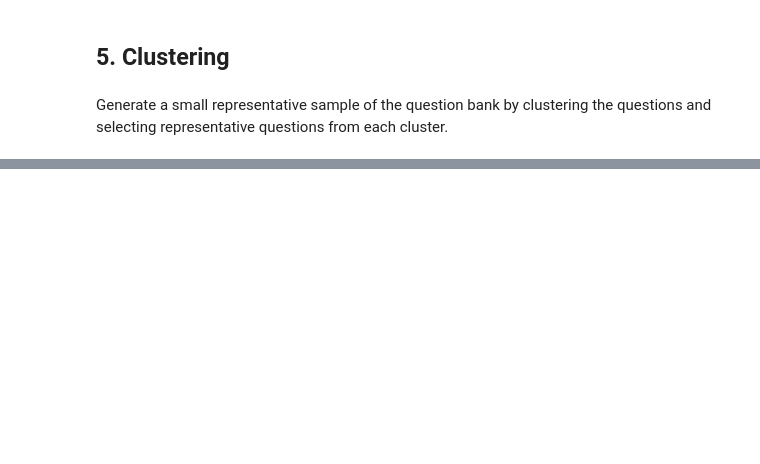
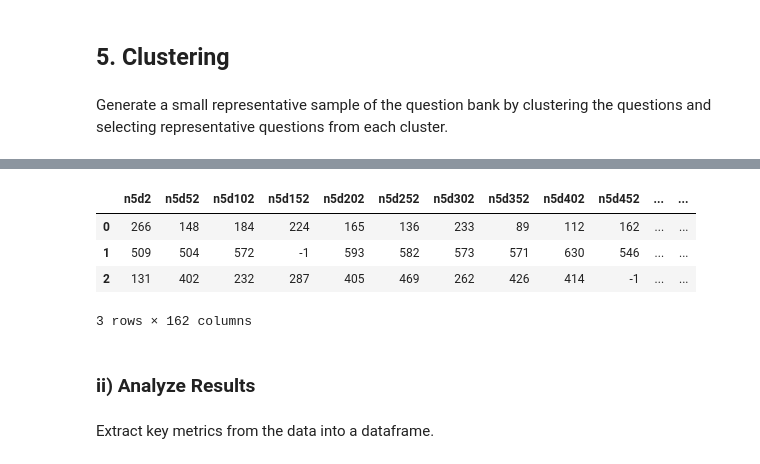
Before and after one commit to xubosen/drivetest_tag_extraction, a Jupyter notebook: src/tag_gen.ipynb, the cells around one changed output, grey strips where cells are left out. Saved outputs shown, nothing was run; the diff lists cells and outputs as text; code cells hidden in the pictures; blank space fills up the shorter version.

Commit message:
Implemented saving and loading of experiment results (for dimension reduction hyperparameter tuning). Began analyzing the experiment results.

```diff
--- a/src/tag_gen.ipynb
+++ b/src/tag_gen.ipynb
@@ -371,5 +231,4 @@ def cluster_embeddings(embeddings: np.ndarray) -> np.ndarray:
         Cluster labels for each embedding
     """
     clusterer = HDBSCAN(min_cluster_size=2, metric='cosine', min_samples=1, cluster_selection_method="leaf", allow_single_cluster=True)
-    cluster_labels = clusterer.fit_predict(embeddings)
-    return cluster_labels
+    return clusterer.fit_predict(embeddings)
@@ -444,2 +252,0 @@ def dim_reduc_params_experiment():
-# %%
-outlier_count, dimensions = dim_reduc_params_experiment()
@@ -460,0 +275,23 @@ plt.show()
+# %%
+def save_dimred_results(df: DataFrame, file_path: str):
+    """
+    Save the dimension reduction results to a CSV file.
+    """
+    df.to_csv(file_path, index=False)
+    print(f"Results saved to {file_path}")
+
+def load_dimred_results(file_path: str) -> DataFrame:
+    """
+    Load the dimension reduction results from a CSV file.
+    """
+    return DataFrame.read_csv(file_path)
+# %%
+DIMRED_EXPR_PATH = "data_storage/experiments/dim_reduct_experiment.csv"
+if not os.path.exists(DIMRED_EXPR_PATH):
+    print("Running experiment...")
+    dimred_exp_results = dimred_experiment(qid_lst=qid_lst, questions=documents, embeddings=embeds)
+    print("Saving dimension reduction experiment results...")
+    save_dimred_results(dimred_exp_results, DIMRED_EXPR_PATH)
+else:
+    print(f"Dimension reduction experiment results already exist at {DIMRED_EXPR_PATH}, skipping save.")
+    dimred_exp_results = load_dimred_results(DIMRED_EXPR_PATH)
@@ -460,0 +316,12 @@ plt.show()
+# %%
+dimred_exp_results.head(3)
+# %% [output]
+|  | n5d2 | n5d52 | n5d102 | n5d152 | n5d202 | n5d252 | n5d302 | n5d352 | n5d402 | n5d452 | ... | ... |
+| 0 | 266 | 148 | 184 | 224 | 165 | 136 | 233 | 89 | 112 | 162 | ... | ... |
+| 1 | 509 | 504 | 572 | -1 | 593 | 582 | 573 | 571 | 630 | 546 | ... | ... |
+| 2 | 131 | 402 | 232 | 287 | 405 | 469 | 262 | 426 | 414 | -1 | ... | ... |
+3 rows × 162 columns
+# %% [markdown]
+### ii) Analyze Results
+# %% [markdown]
+Extract key metrics from the data into a dataframe.
```
Also changed, not shown: parts of 25 cells of this notebook.
